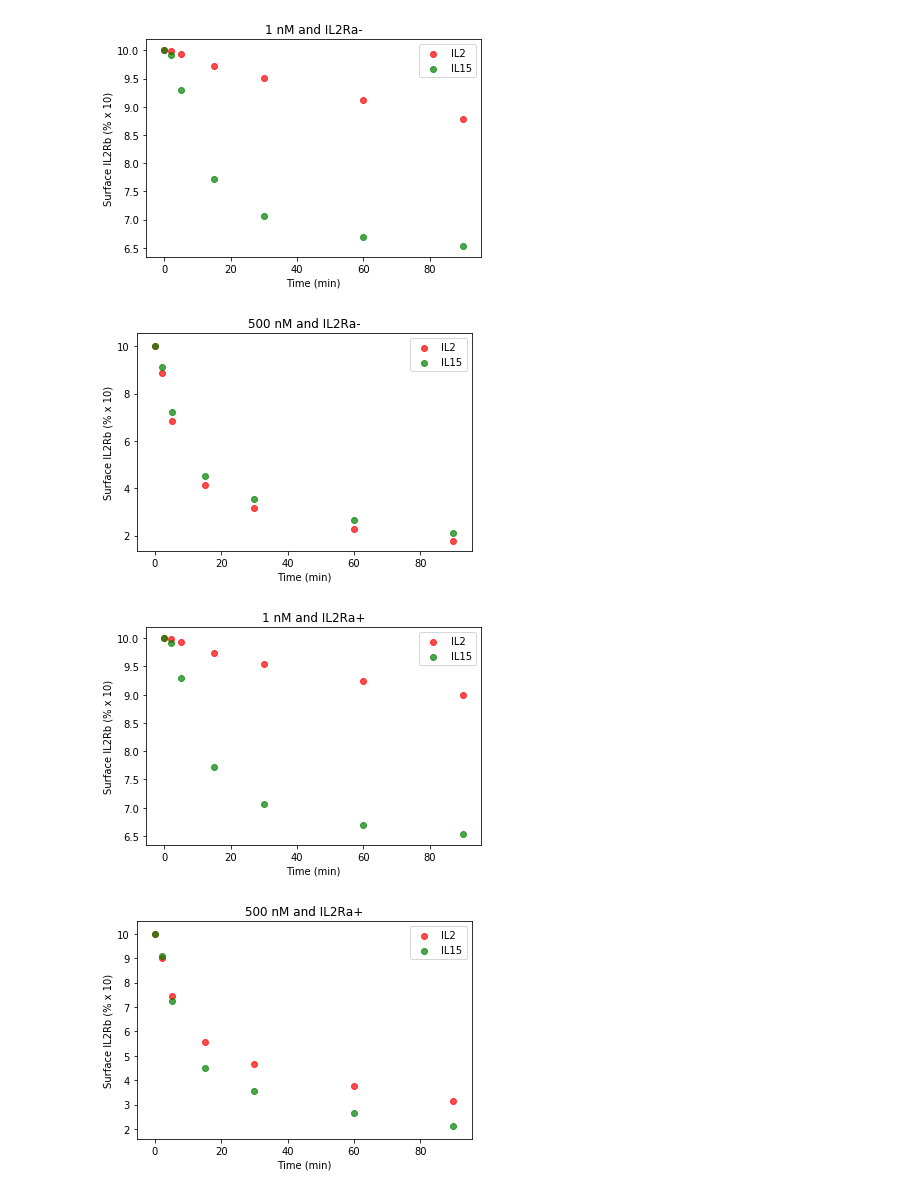
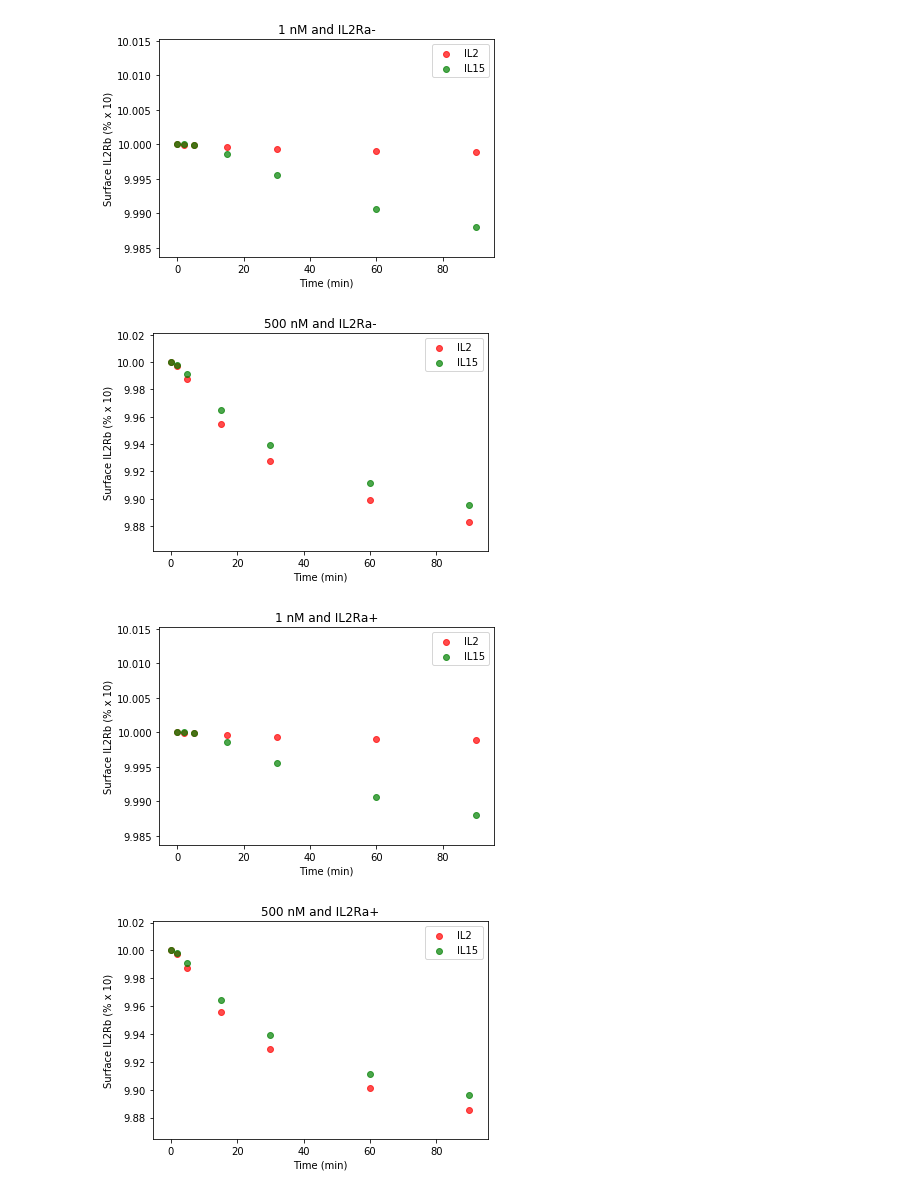
Before and after one commit to meyer-lab/gc-valent, a Jupyter notebook: model_prediction.ipynb, the cells around one changed output. Cells and saved outputs as stored; diff of their text form; code cells hidden in the pictures.

```diff
--- a/model_prediction.ipynb
+++ b/model_prediction.ipynb
@@ -33,8 +4,15 @@ act.plot(unkVec_0)
+# %%
+# posteriors taken from line 170 of fitting_IL2Rb_only.csv
+# NOTE: these results were fit to IL2 stimulation only
+unkVec_1 = np.array([0., 0., 0., 0., 8.33E-05, 0.115818087, 0.128608864, 0.089890767, 0.098851823, 0.106913961, 0.107722847, 0.117471386, 0.114016182, 0.095431878, 0.101391307, 0.340647077, 0.090746998, 0.097587796, 1.013323342, 0.925694209, 0.918209005, 0.958374837, 0., 0.])
+
+# posteriors taken from line 270 of full-fitting-no-IL15-hard-bound.csv
+unkVec_2 = np.array([0., 0., 0., 0., 0.00012865, 0.158037088, 0.285547466, 0.102937877, 0.399706229, 0.111318564, 0.061811833, 0.042950052, 0.283564271, 0.088275756, 0.08486402, 0.399519643, 0.05414861, 0.253249545, 0.509200117, 0.537992752, 0.667527049, 3.852037782, 0., 0.])
 # %%
+surf = surf_IL2Rb()
 surf.plot(unkVec_1)
-act.plot(unkVec_1)
 # %% [output]
-[figure, old version]
+[figure, new version]
-[figure, old version]
+[figure, new version]
-[figure, old version]
+[figure, new version]
-[figure, old version]
+[figure, new version]
```
Also changed, not shown: parts of 10 cells of this notebook, 4 other files.
